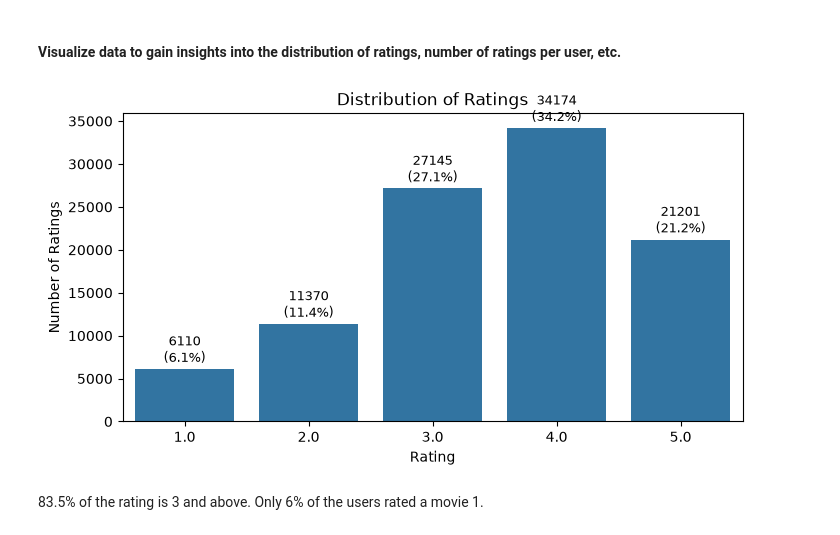
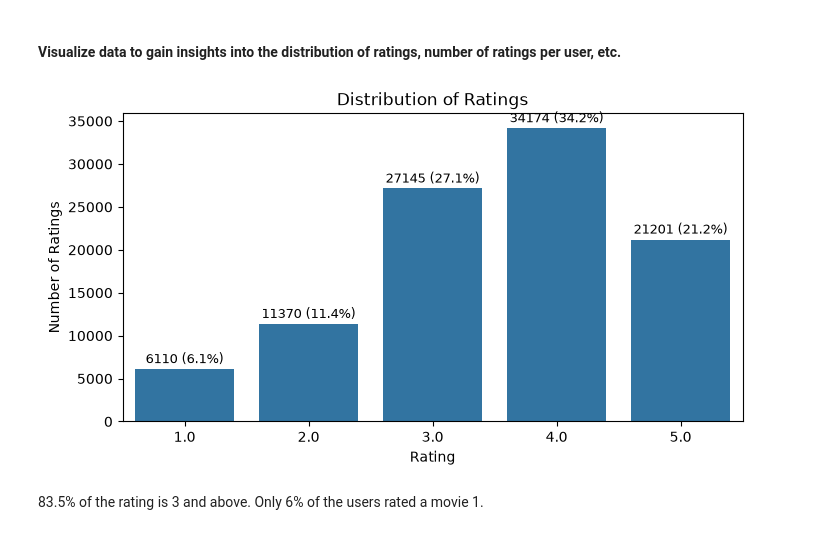
Before and after one commit to Koshies/MovieLens, a Jupyter notebook: MovieLens.ipynb, the cells around one changed output. Drawn from its saved outputs; the diff is of its cells as text; code cells hidden in the pictures.

```diff
--- a/MovieLens.ipynb
+++ b/MovieLens.ipynb
@@ -190,30 +171,30 @@ max         5.000000
 # %%
 # Display the distribution of ratings using a bar plot
 rating_counts = ratings.groupby('rating').size()
 
 total = rating_counts.sum()
 percentages = (rating_counts / total) * 100
 
 plt.figure(figsize=(8, 4))
 ax = sns.barplot(x=rating_counts.index, y=rating_counts.values)
 
 for i, (count, pct) in enumerate(zip(rating_counts.values, percentages.values)):
     ax.text(
         i,
         count + max(rating_counts.values) * 0.01,
-        f"{count}\n({pct:.1f}%)",
+        f"{count} ({pct:.1f}%)",
         ha="center",
         va="bottom",
         fontsize=9,
         color="black"
     )
 
 plt.title("Distribution of Ratings")
 plt.xlabel("Rating")
 plt.ylabel("Number of Ratings")
 plt.show()
 # %% [output]
-[figure, old version]
+[figure, new version]
 # %% [markdown]
 83.5% of the rating is 3 and above. Only 6% of the users rated a movie 1.
 # %%
```
Also changed, not shown: parts of 13 cells of this notebook.
